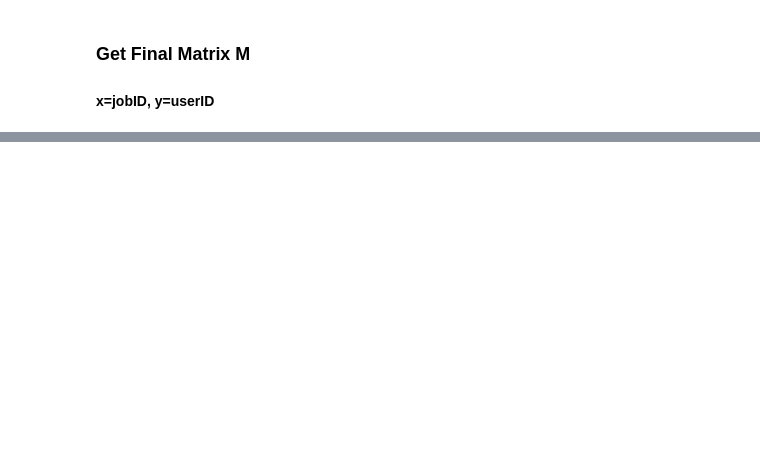
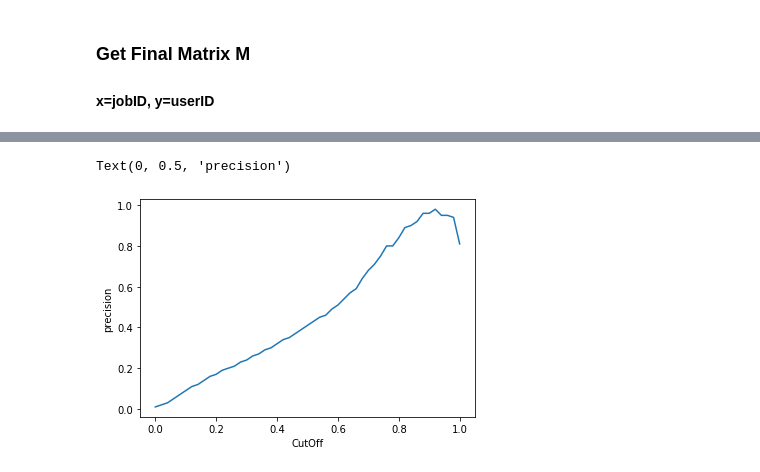
Before and after one commit to KunSu/Personalized-Job-Recommendation-System, a Jupyter notebook: TFIDF_to_Matrix.ipynb, the cells around one changed output, grey strips where cells are left out. Cells and saved outputs as stored; diff of their text form; code cells hidden in the pictures; blank space fills up the shorter version.

```diff
--- a/TFIDF_to_Matrix.ipynb
+++ b/TFIDF_to_Matrix.ipynb
@@ -349,0 +371,20 @@ Accuracy:  36.6 %
+# %%
+precisionList = []
+for cutOff in cutOffList:
+    print(cutOff)
+    truePositive=0
+    FalsePositive=0
+    for i in range (startJobIndex, total_jobs):
+        for j in range (startUserIndex, len(user)):
+            if Sim_Matrix[i][j] >= cutOff:
+                if test_Matrix_Original[i][j] == 1:
+                    truePositive = truePositive + 1
+                else:
+                    FalsePositive = FalsePositive + 1
+    if(truePositive + FalsePositive)==0:
+        precision = 0
+    else:
+        precision = round(truePositive/(truePositive + FalsePositive) * 100,2)
+    precisionList.append(precision)
+
+print(precisionList)
@@ -349,0 +409,8 @@ Accuracy:  36.6 %
+# %%
+fig, ax = plt.subplots()  # Create a figure containing a single axes.
+ax.plot(cutOffList, precisionList)  # Plot some data on the axes.
+ax.set_xlabel('CutOff')
+ax.set_ylabel('precision')
+# %% [output]
+Text(0, 0.5, 'precision')
+[figure, added]
```
Also changed, not shown: parts of 27 cells of this notebook, 1 other file.
